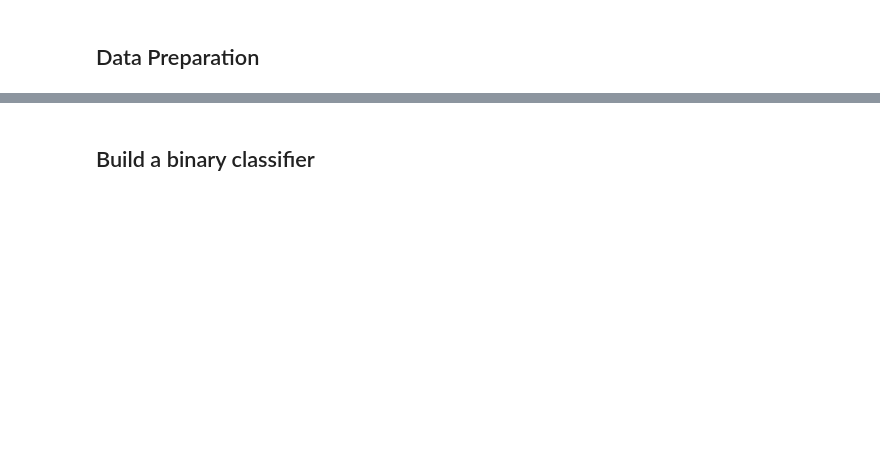
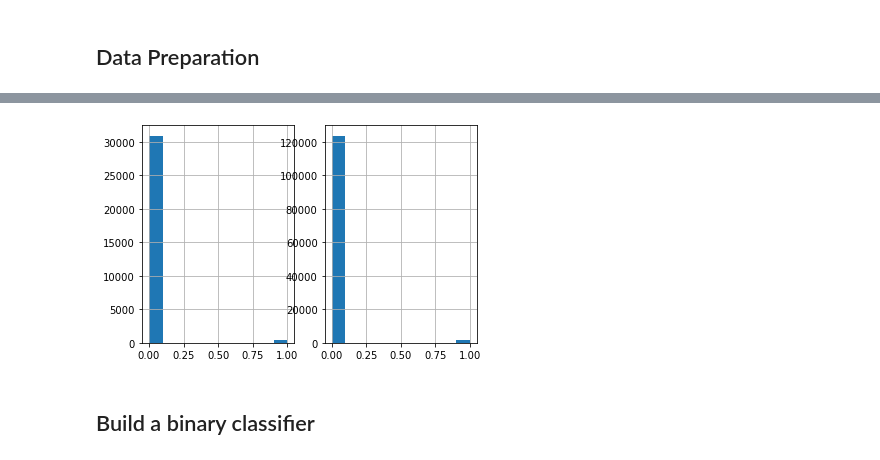
Before and after one commit to MadMatti/ID2214, a Jupyter notebook: Assignment_4/Assignment_4.ipynb, the cells around one changed output, grey strips where cells are left out. Drawn from its saved outputs; the diff is of its cells as text; code cells hidden in the pictures; blank space fills up the shorter version.

```diff
--- a/Assignment_4/Assignment_4.ipynb
+++ b/Assignment_4/Assignment_4.ipynb
@@ -121,3 +138,21 @@ X_train, X_test, y_train, y_test = train_test_split(X,y, test_size=0.8, stratify
+# %%
+display_test = X_test.copy()
+display_train = X_train.copy()
+
+display_test = pd.concat([display_test, y_test], axis=1)
+display_train = pd.concat([display_train, y_train], axis=1)
+
+plt.subplot(1,2,1)
+display_test['ACTIVE'].hist()
+# display_test['exact_mol_wt'].hist()
+
+plt.subplot(1,2,2)
+display_train['ACTIVE'].hist()
+# display_train['exact_mol_wt'].hist()
+
+plt.show()
+# %% [output]
+[figure, added]
 # %%
 from sklearn.compose import ColumnTransformer
 from sklearn.decomposition import PCA
```
Also changed, not shown: parts of 4 cells of this notebook, 1 other file.
